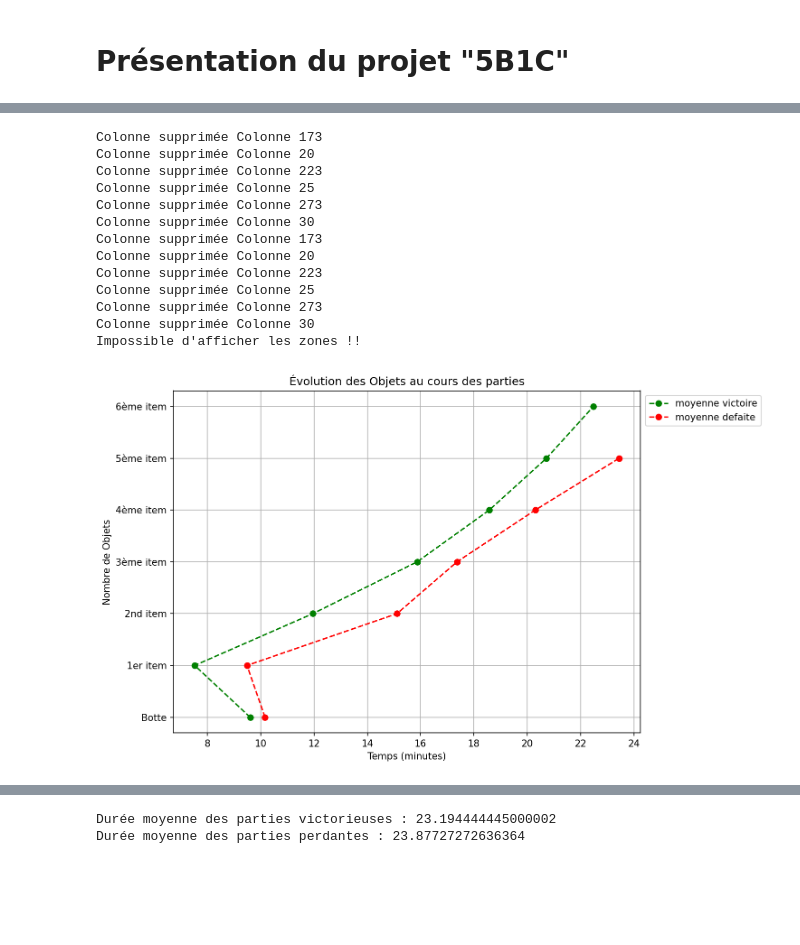
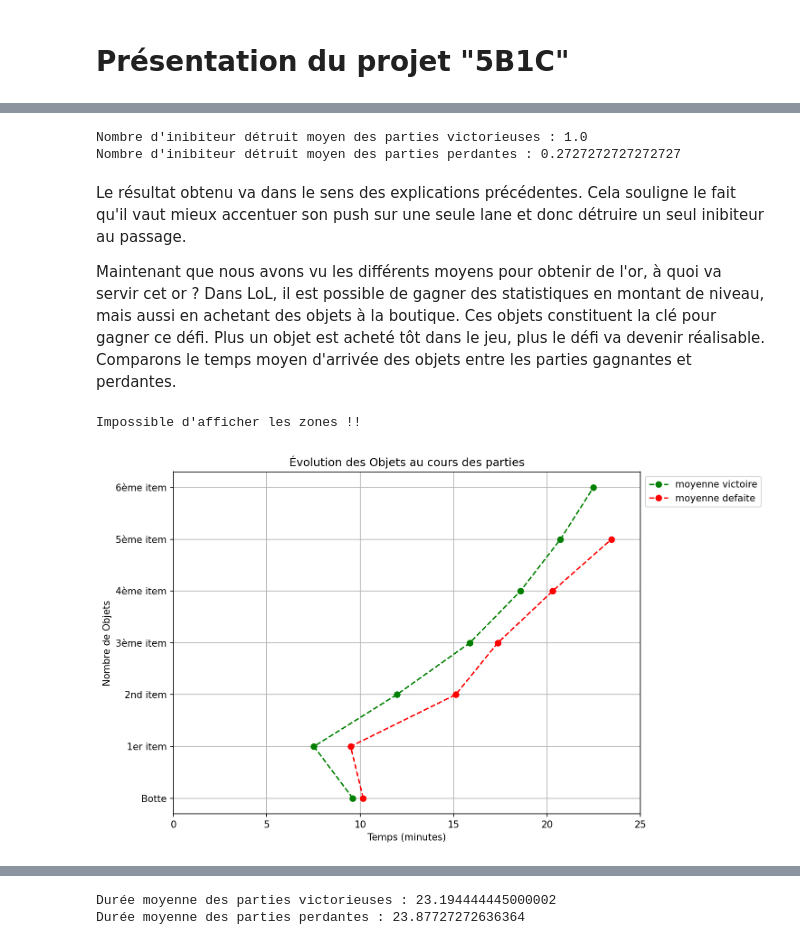
Before and after one commit to thibaut-ceci/5B1C, a Jupyter notebook: 5B1C.ipynb, the cells around one changed output, grey strips where cells are left out. Drawn from its saved outputs; the diff is of its cells as text; code cells hidden in the pictures; blank space fills up the shorter version.

```diff
--- a/5B1C.ipynb
+++ b/5B1C.ipynb
@@ -108,17 +163,15 @@ Colonne supprimée Colonne 30
+# %%
+print("Nombre d'inibiteur détruit moyen des parties victorieuses :", victoire["Nombre d'inibiteur détruit"].mean())
+print("Nombre d'inibiteur détruit moyen des parties perdantes :", defaite["Nombre d'inibiteur détruit"].mean())
+# %% [output]
+Nombre d'inibiteur détruit moyen des parties victorieuses : 1.0
+Nombre d'inibiteur détruit moyen des parties perdantes : 0.2727272727272727
+# %% [markdown]
+Le résultat obtenu va dans le sens des explications précédentes. Cela souligne le fait qu'il vaut mieux accentuer son push sur une seule lane et donc détruire un seul inibiteur au passage.
+
+Maintenant que nous avons vu les différents moyens pour obtenir de l'or, à quoi va servir cet or ? Dans LoL, il est possible de gagner des statistiques en montant de niveau, mais aussi en achetant des objets à la boutique. Ces objets constituent la clé pour gagner ce défi. Plus un objet est acheté tôt dans le jeu, plus le défi va devenir réalisable. Comparons le temps moyen d'arrivée des objets entre les parties gagnantes et perdantes.
 # %%
-lib.plot_colonnes(victoire, defaite, "Temps numérique objets", "Objets", 'Nombre de Objets', 'Évolution des Objets au cours des parties', plot_games = False)
+df_with_mean_y_vict = lib.plot_colonnes(victoire, defaite, "Temps numérique objets", "Objets", 'Nombre de Objets', 'Évolution des Objets au cours des parties', plot_games = False,  plot_xlim = True)
 # %% [output]
-Colonne supprimée Colonne 173
-Colonne supprimée Colonne 20
-Colonne supprimée Colonne 223
-Colonne supprimée Colonne 25
-Colonne supprimée Colonne 273
-Colonne supprimée Colonne 30
-Colonne supprimée Colonne 173
-Colonne supprimée Colonne 20
-Colonne supprimée Colonne 223
-Colonne supprimée Colonne 25
-Colonne supprimée Colonne 273
-Colonne supprimée Colonne 30
 Impossible d'afficher les zones !!
-[figure, old version]
+[figure, new version]
```
Also changed, not shown: parts of 52 cells of this notebook, 1 other file.
